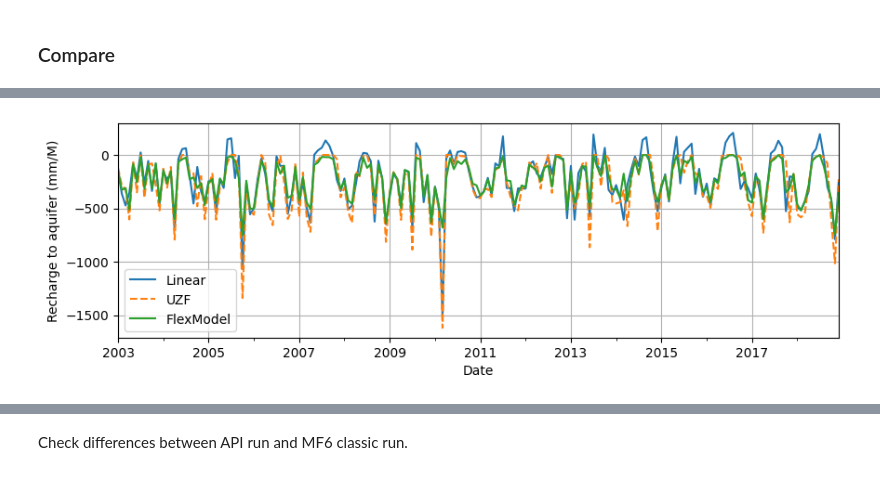
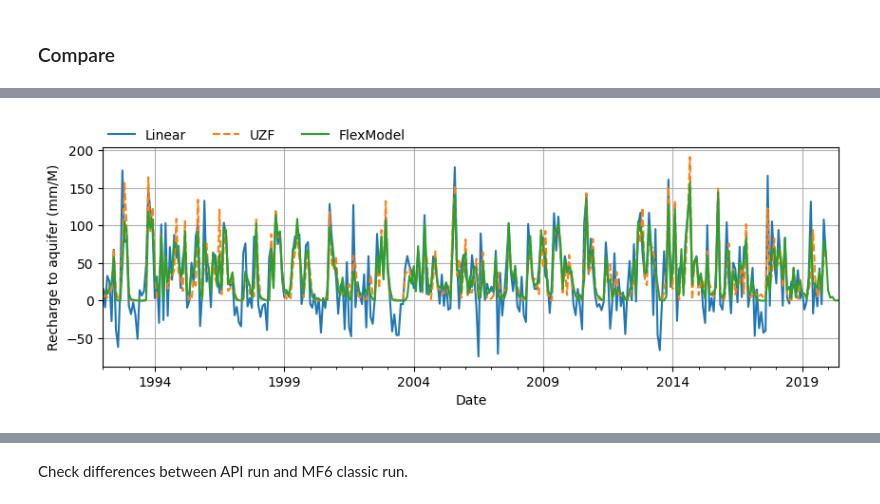
Before and after one commit to pastas/pastas-plugins, a Jupyter notebook: docs/examples/modflow_uzf.ipynb, the cells around one changed output, grey strips where cells are left out. Cells and saved outputs as stored; diff of their text form; code cells hidden in the pictures.

```diff
--- a/docs/examples/modflow_uzf.ipynb
+++ b/docs/examples/modflow_uzf.ipynb
@@ -72,8 +81,8 @@ ps.plots.series(head, [prec, evap], hist=False);
 mlexp = ps.Model(head)
 mlexp.add_stressmodel(
     ps.RechargeModel(
-        prec=prec.multiply(1e3),
-        evap=evap.multiply(1e3),
+        prec=prec.multiply(1),
+        evap=evap.multiply(1),
         rfunc=ps.Exponential(),
         name="exp",
     )
@@ -108,8 +117,8 @@ constant_d -14.150477 -11.740288  True
 # %%
 mlflex = ps.Model(head)
 rm = ps.RechargeModel(
-    prec=prec.multiply(1e3),
-    evap=evap.multiply(1e3),
+    prec=prec.multiply(1),
+    evap=evap.multiply(1),
     rfunc=ps.Exponential(),
     recharge=ps.rch.FlexModel(),
     name="flex",
@@ -172,9 +181,12 @@ mfmodel0 = ppmf.ModflowModel(
 # shorten the warmup to speed up the modflow calculation somewhat.
 mlmf0.settings["warmup"] = pd.Timedelta(days=4 * 365)
 ghb0 = ppmf.ModflowGhb()
-uzf0 = ppmf.ModflowUzf(prec, evap, ntrailwaves=35, nwavesets=100)
+uzf0 = ppmf.ModflowUzf(
+    prec.multiply(1e-3), evap.multiply(1e-3), ntrailwaves=35, nwavesets=100
+)
 mfmodel0.add_modflow_package([ghb0, uzf0])
 mlmf0.add_stressmodel(mfmodel0)
+mlmf0.set_parameter("DIS_H", initial=5.0, pmin=1.0)
 # %% [output]
 <flopy.mf6.data.mfstructure.MFDataItemStructure object at 0x...>
 # %%
@@ -275,4 +289,4 @@ Stressmodel mfapi has no rfunc.
 # %%
-recharge = mfmodel.get_recharge(mlmf.get_parameters("mfapi"))
+recharge = mfmodel0.get_recharge(mlmf0.get_parameters("mfsm"))
 # %% [output]
 WARNING: Package with name uzf already exists. Replacing existing package.
@@ -281,17 +296,21 @@ wb = mlflex.stressmodels["flex"].get_water_balance(mlflex.get_parameters("flex")
 # %%
 aggfreq = "ME"
 
-ax = mlexp.get_stress("exp").resample(aggfreq).sum().multiply(-1).plot(
-    label="Linear", figsize=(10, 3)
+ax = (
+    mlexp.get_stress("exp")
+    .resample(aggfreq)
+    .sum()
+    .multiply(1)
+    .plot(label="Linear", figsize=(10, 3))
 )
-r = recharge.loc[mlmf0.settings["tmin"] :].multiply(1e3)
+r = recharge.loc[mlmf0.settings["tmin"] :].multiply(-1e3)
 rech_monthly = r.resample(aggfreq).sum()
 rech_monthly.plot(label="UZF", ax=ax, ls="--")
-wb["Recharge (R)"].loc[mlmf0.settings["tmin"] :].resample(aggfreq).sum().plot(
-    ax=ax, label="FlexModel"
-)
-ax.legend()
+wb["Recharge (R)"].loc[mlmf0.settings["tmin"] :].multiply(-1).resample(
+    aggfreq
+).sum().plot(ax=ax, label="FlexModel")
+ax.legend(loc=(0, 1), frameon=False, ncol=3)
 ax.set_ylabel(f"Recharge to aquifer (mm/{aggfreq[:-1]})")
 ax.grid(True)
 # %% [output]
-[figure, old version]
+[figure, new version]
```
Also changed, not shown: parts of 16 cells of this notebook, 1 other file.
